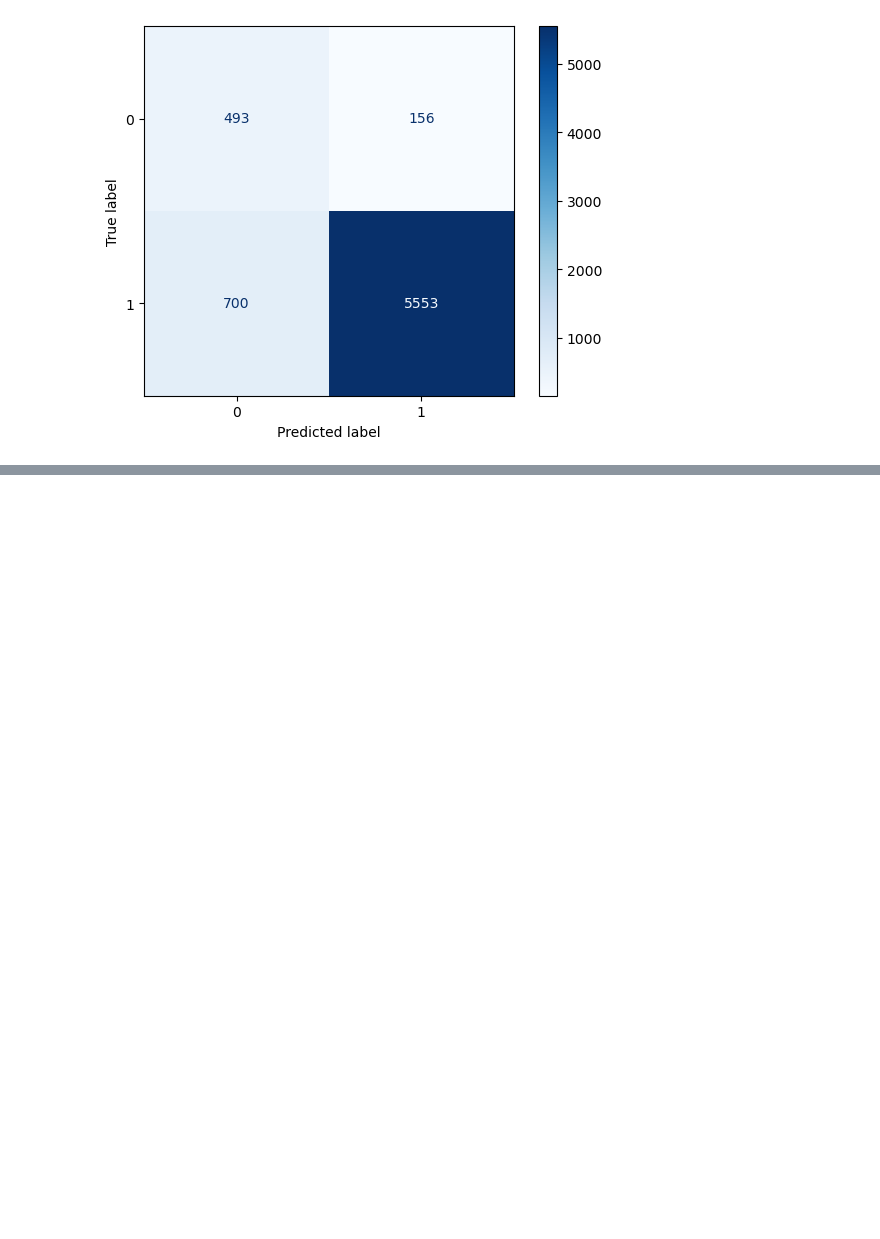
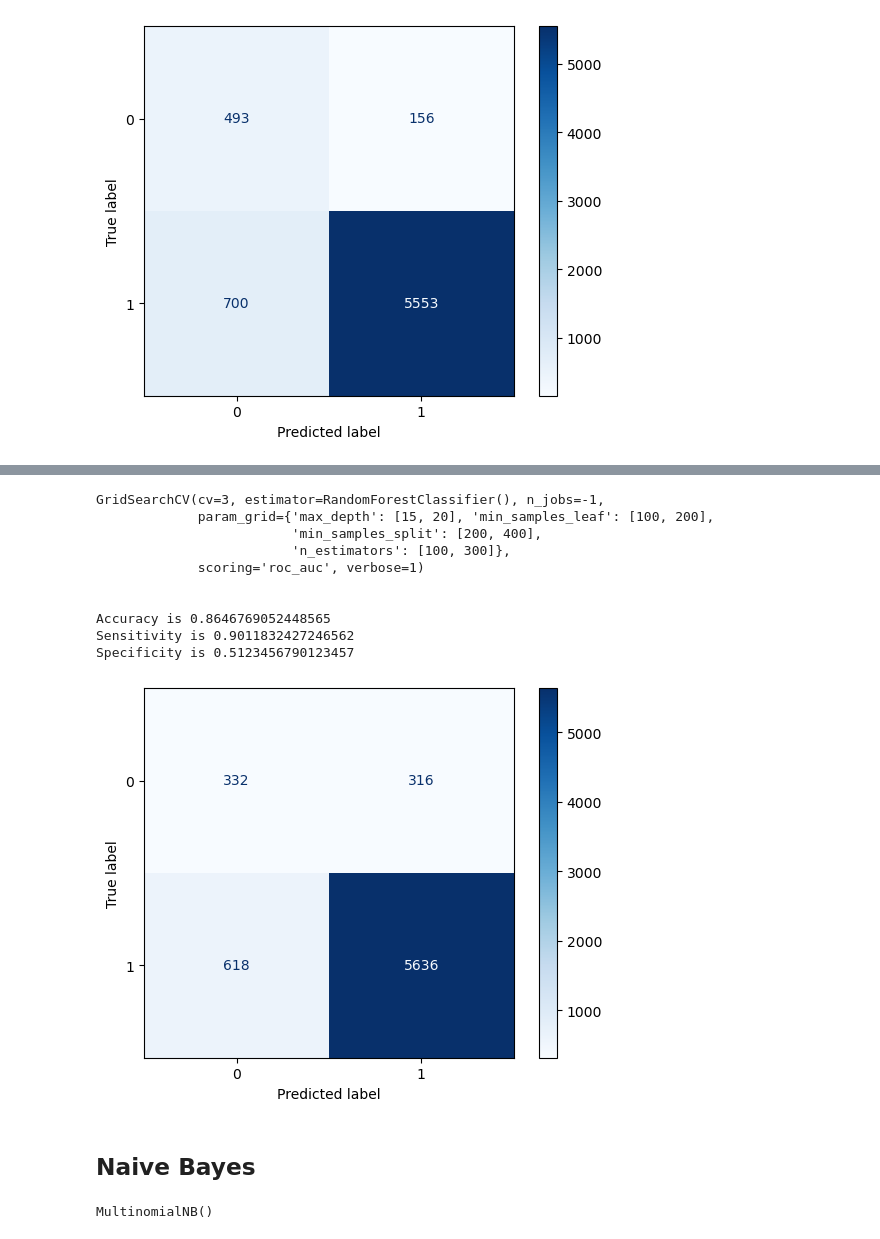
Before and after one commit to RavishankarDuMCA10/Sentiment-Based-Product-Recommendation-System, a Jupyter notebook: Sentiment Based Product Recommendation System.ipynb, the cells around one changed output, grey strips where cells are left out. Drawn from its saved outputs; the diff is of its cells as text; code cells hidden in the pictures; blank space fills up the shorter version.

```diff
--- a/Sentiment Based Product Recommendation System.ipynb
+++ b/Sentiment Based Product Recommendation System.ipynb
@@ -975,0 +1000,15 @@ mdl = pd.read_pickle('Pickles/final_lr.pkl')
+# %%
+# Create the parameter grid based on the results of random search
+param_grid = {
+    'max_depth': [15, 20],
+    'min_samples_leaf': [100, 200],
+    'min_samples_split': [200, 400],
+    'n_estimators': [100, 300]
+}
+
+# Create a based model
+final_rf = RandomForestClassifier()
+
+# Instantiate the grid search model
+rf_tuned = GridSearchCV(estimator= final_rf, param_grid=param_grid, scoring='roc_auc', cv=3, n_jobs=-1, verbose=1)
+rf_tuned.fit(X_train_sm, y_train_sm)
@@ -975,0 +1022,23 @@ mdl = pd.read_pickle('Pickles/final_lr.pkl')
+# %%
+# Test data Performance metrics
+display_score(rf_tuned)
+# %% [output]
+GridSearchCV(cv=3, estimator=RandomForestClassifier(), n_jobs=-1,
+             param_grid={'max_depth': [15, 20], 'min_samples_leaf': [100, 200],
+                         'min_samples_split': [200, 400],
+                         'n_estimators': [100, 300]},
+             scoring='roc_auc', verbose=1)
+
+
+Accuracy is 0.8646769052448565
+Sensitivity is 0.9011832427246562
+Specificity is 0.5123456790123457
+[figure, added]
+# %% [markdown]
+## Naive Bayes
+# %%
+# Fitting Naive Bayes Model
+nb = MultinomialNB()
+nb.fit(X_train_sm, y_train_sm)
+# %% [output]
+MultinomialNB()
```
Also changed, not shown: parts of 17 cells of this notebook, 2 other files.
